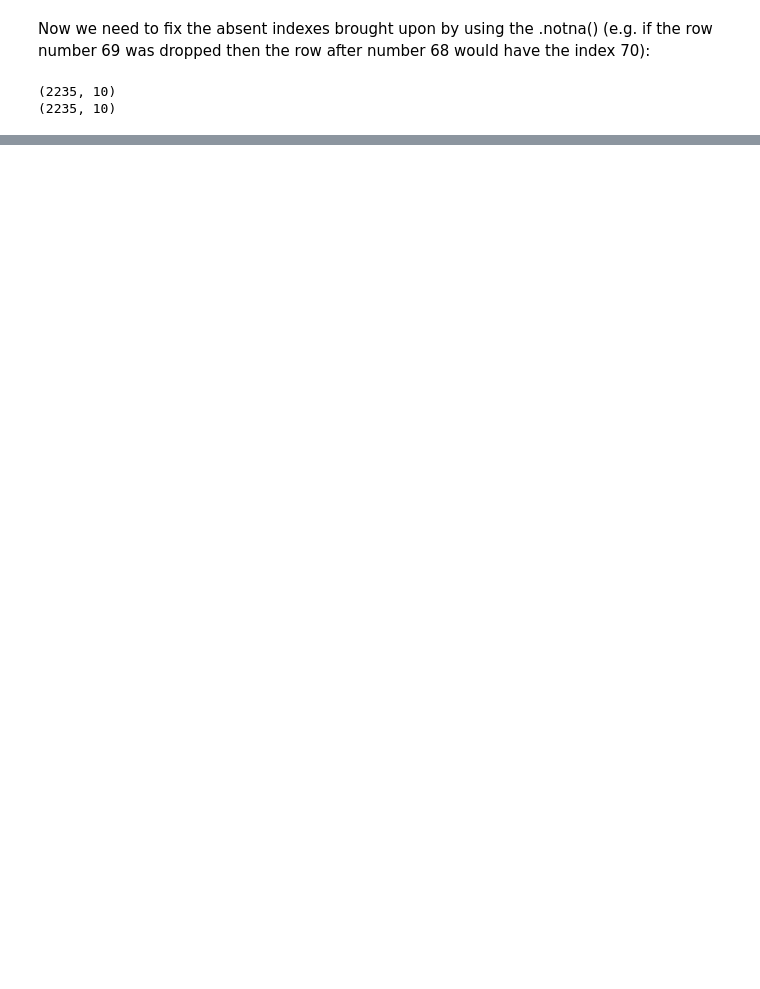
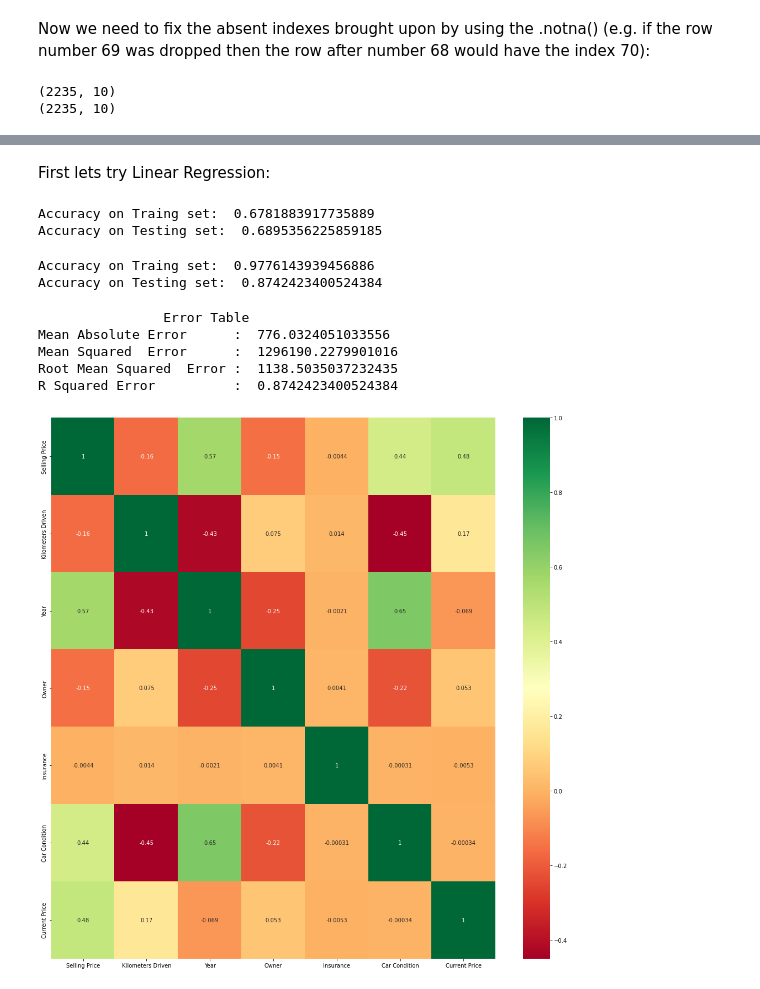
Before and after one commit to Obsessi0n/TrafficPrediction, a Jupyter notebook: Car_Price_Dataset_Notebook/car_prices_dataset.ipynb, the cells around one changed output, grey strips where cells are left out. Drawn from its saved outputs; the diff is of its cells as text; code cells hidden in the pictures; blank space fills up the shorter version.

```diff
--- a/Car_Price_Dataset_Notebook/car_prices_dataset.ipynb
+++ b/Car_Price_Dataset_Notebook/car_prices_dataset.ipynb
@@ -218,0 +356,5 @@ Error: Session cannot generate requests
+# %%
+def convertToDolar(row):
+    return row * 0.01332
+
+car_data['Selling Price'] = car_data['Selling Price'].apply(convertToDolar)
@@ -218,0 +363,16 @@ Error: Session cannot generate requests
+# %%
+units = ['Lakh','Lakhs','Rs.',',']
+
+def converToDolar2(row):
+    if type(row) is str:
+        mult = 1
+        if units[0] in row or units[1] in row:
+            mult = 100000
+        for j in units:
+            row = row.replace(j,'')
+        return float(row) * mult * 0.01332
+    elif type(row) is float:
+        return row * 0.01332
+
+
+car_data['Current Price'] = car_data['Current Price'].apply(converToDolar2)
@@ -218,0 +383,3 @@ Error: Session cannot generate requests
+# %%
+import re
+car_data['Company'] = car_data['Model'].apply(lambda x: re.findall(r"[A-Z][^A-Z]*", x) [0])
@@ -218,0 +395,6 @@ Error: Session cannot generate requests
+# %%
+car_data['Company']=car_data['Company'].apply(lambda x: 'Hyundai' if x =='Hyundaii20' else x)
+car_data['Company']=car_data['Company'].apply(lambda x: 'Hyundai' if x =='Hyundaii10' else x)
+car_data['Company']=car_data['Company'].apply(lambda x: 'BMW' if x is 'B' else x)
+car_data['Company']=car_data['Company'].apply(lambda x: 'MGHECTORSHARPDCT' if x is 'M' else x)
+car_data['Company'].unique()
@@ -218,0 +470,44 @@ Error: Session cannot generate requests
+# %% [markdown]
+First lets try Linear Regression:
+# %%
+from sklearn.linear_model import LinearRegression
+linear_reg = LinearRegression()
+linear_reg.fit(X_train, y_train)
+y_pred= linear_reg.predict(X_test)
+print("Accuracy on Traing set: ",linear_reg.score(X_train,y_train))
+print("Accuracy on Testing set: ",linear_reg.score(X_test,y_test))
+# %% [output]
+Accuracy on Traing set:  0.6781883917735889
+Accuracy on Testing set:  0.6895356225859185
+# %%
+from sklearn.ensemble import RandomForestRegressor
+rf_reg = RandomForestRegressor()
+rf_reg.fit(X_train, y_train)
+y_pred= rf_reg.predict(X_test)
+print("Accuracy on Traing set: ",rf_reg.score(X_train,y_train))
+print("Accuracy on Testing set: ",rf_reg.score(X_test,y_test))
+# %% [output]
+Accuracy on Traing set:  0.9776143939456886
+Accuracy on Testing set:  0.8742423400524384
+# %%
+from sklearn import metrics
+from sklearn.metrics import mean_squared_error, mean_absolute_error
+
+print("\t\tError Table")
+print('Mean Absolute Error      : ', metrics.mean_absolute_error(y_test, y_pred))
+print('Mean Squared  Error      : ', metrics.mean_squared_error(y_test, y_pred))
+print('Root Mean Squared  Error : ', np.sqrt(metrics.mean_squared_error(y_test, y_pred)))
+print('R Squared Error          : ', metrics.r2_score(y_test, y_pred))
+# %% [output]
+                Error Table
+Mean Absolute Error      :  776.0324051033556
+Mean Squared  Error      :  1296190.2279901016
+Root Mean Squared  Error :  1138.5035037232435
+R Squared Error          :  0.8742423400524384
+# %%
+plt.figure(figsize=(18,18))
+sns.heatmap(car_data.corr(),annot=True,cmap='RdYlGn')
+
+plt.show()
+# %% [output]
+[figure, added]
```
Also changed, not shown: parts of 41 cells of this notebook.
